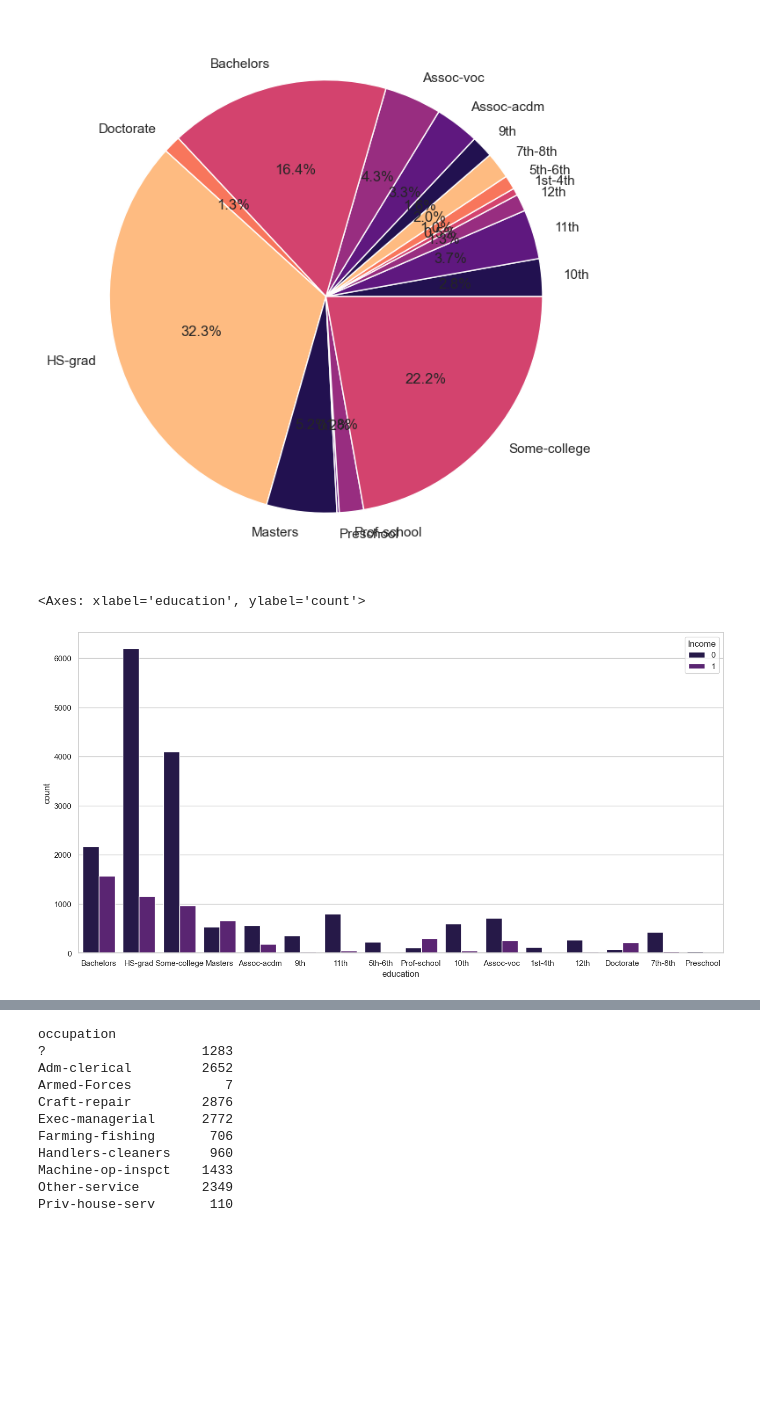
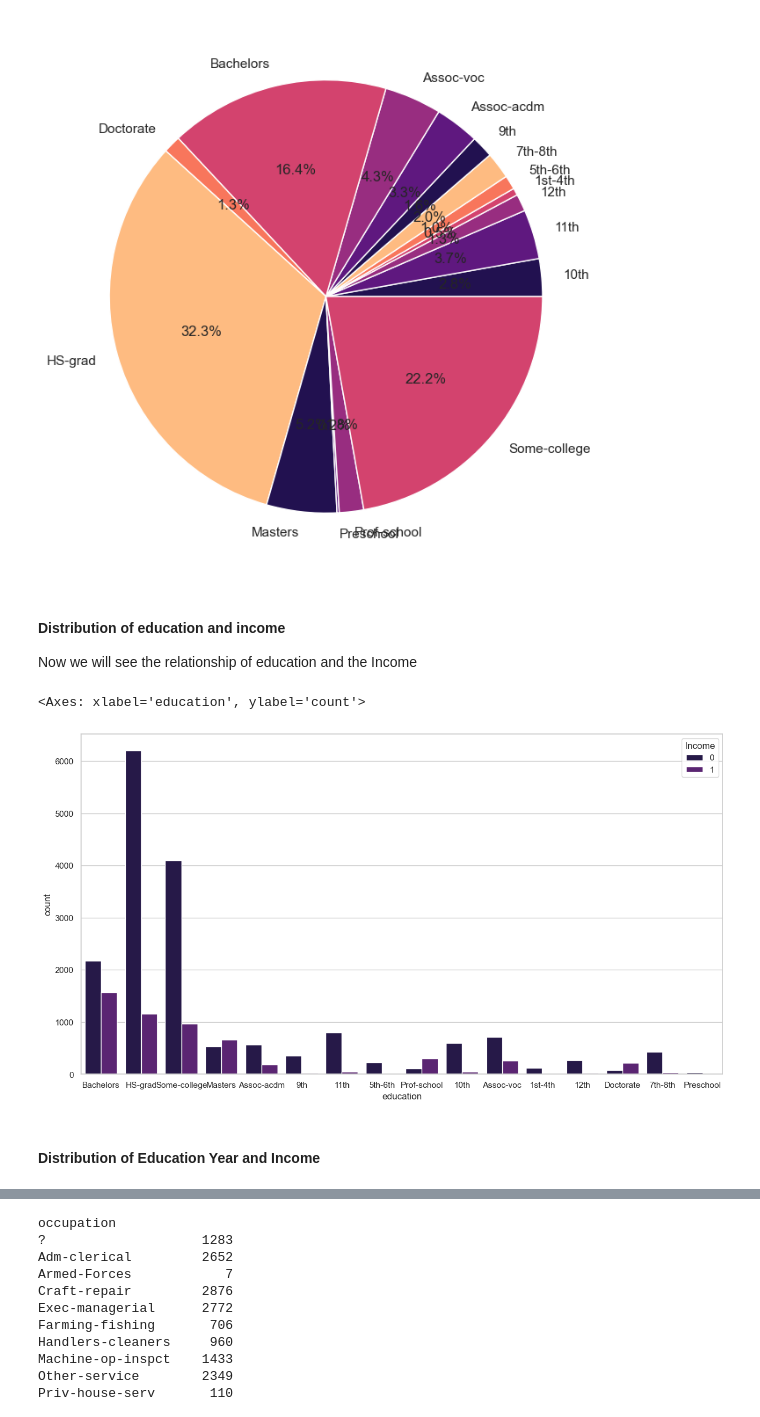
Before and after one commit to Laihb1106205841/CS311-AI-Peoject3-XGBoost, a Jupyter notebook: Visualization.ipynb, the cells around one changed output, grey strips where cells are left out. Drawn from its saved outputs; the diff is of its cells as text; code cells hidden in the pictures; blank space fills up the shorter version.

```diff
--- a/Visualization.ipynb
+++ b/Visualization.ipynb
@@ -268,11 +331,15 @@ plt.pie(train_data.groupby('education').size(), labels=train_data.groupby('educa
   Text(0.07112190425027587, -0.5957698169056691, '1.8%'),
   Text(0.4598864274991546, -0.3853627820665415, '22.2%')])
 [figure]
+# %% [markdown]
+#### Distribution of education and income
+Now we will see the relationship of education and the Income
 # %%
-
-plt.figure(figsize=(16, 8))
+plt.figure(figsize=(15, 8))
 sns.countplot(x='education', data=train_data, hue='Income')
 # %% [output]
 <Axes: xlabel='education', ylabel='count'>
-[figure, old version]
+[figure, new version]
+# %% [markdown]
+#### Distribution of Education Year and Income
 # %%
```
Also changed, not shown: parts of 34 cells of this notebook, 5 other files.
